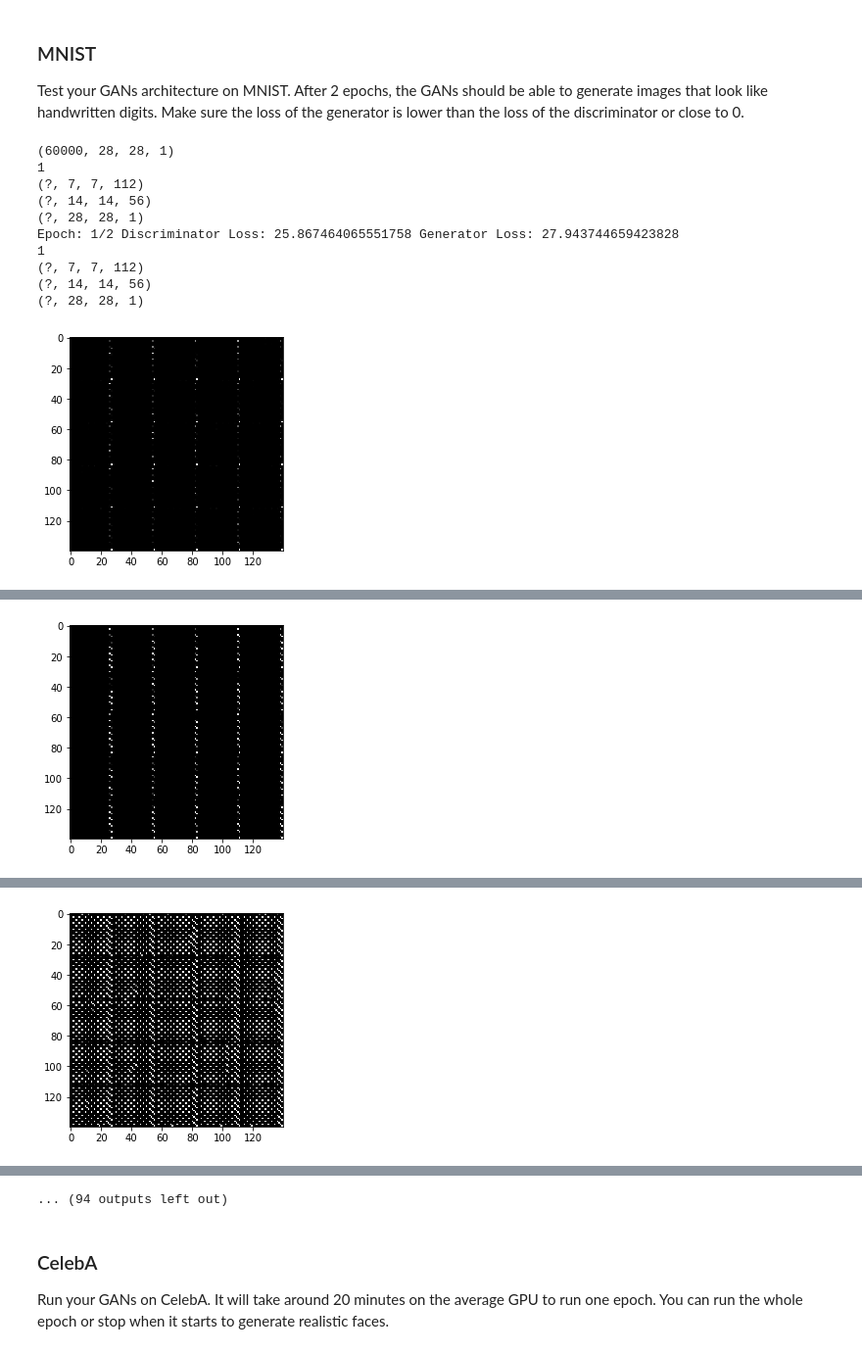
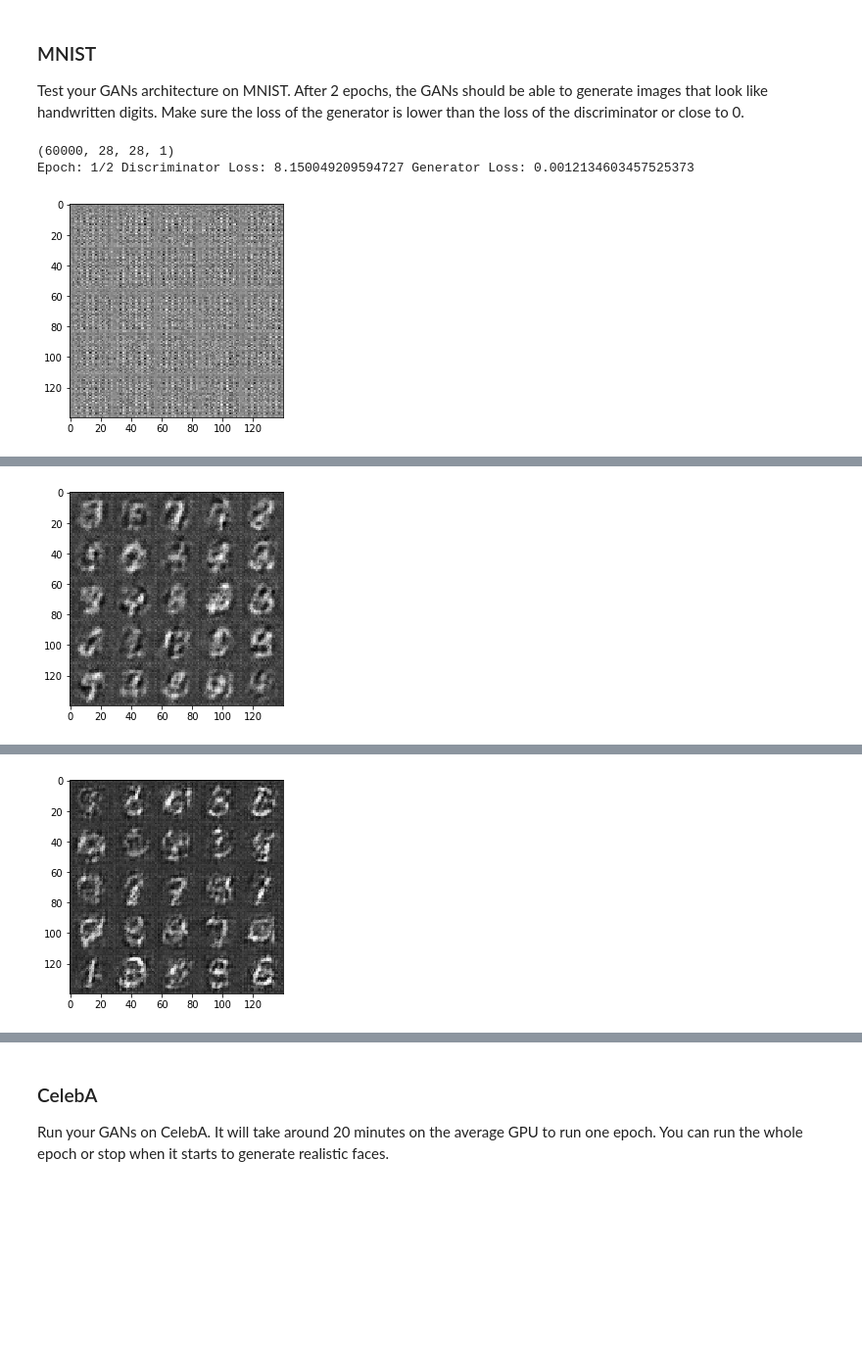
Before and after one commit to dewitt-li/deep-learning, a Jupyter notebook: face_generation/dlnd_face_generation.ipynb, the cells around one changed output, grey strips where cells are left out. Shown at 98% size. Cells and saved outputs as stored; diff of their text form; code cells hidden in the pictures; blank space fills up the shorter version.

```diff
--- a/face_generation/dlnd_face_generation.ipynb
+++ b/face_generation/dlnd_face_generation.ipynb
@@ -140,6 +140,7 @@ def discriminator(images, reuse=False):
     """
     # TODO: Implement Function
     alpha=0.2
+    keep_prob=0.7
     with tf.variable_scope('discriminator',reuse=reuse):
         images = tf.layers.conv2d(images, 64, 5, strides=2, padding='same')
         relu1 = tf.maximum(alpha * images, images)
@@ -152,7 +153,8 @@ def discriminator(images, reuse=False):
 
         x3 = tf.layers.conv2d(relu2, 256, 5, strides=2, padding='same')
         bn3 = tf.layers.batch_normalization(x3, training=True)
-        relu3 = tf.maximum(alpha * bn3, bn3)
+        dropped = tf.layers.dropout(bn3,keep_prob)
+        relu3 = tf.maximum(alpha * dropped, dropped)
         # 4x4x256
 
         # Flatten it
@@ -239,11 +234,11 @@ def model_loss(input_real, input_z, out_channel_dim):
     d_model_fake, d_logits_fake = discriminator(g_model, reuse=True)
 
     d_loss_real = tf.reduce_mean(
-        tf.nn.sigmoid_cross_entropy_with_logits(logits=d_logits_real, labels=tf.ones_like(d_model_real)))
+        tf.nn.sigmoid_cross_entropy_with_logits(logits=d_logits_real, labels=tf.ones_like(d_model_real) * 0.9))
     d_loss_fake = tf.reduce_mean(
-        tf.nn.sigmoid_cross_entropy_with_logits(logits=d_logits_fake, labels=tf.zeros_like(d_model_fake)))
+        tf.nn.sigmoid_cross_entropy_with_logits(logits=d_logits_fake, labels=tf.zeros_like(d_model_fake)* 0.9))
     g_loss = tf.reduce_mean(
-        tf.nn.sigmoid_cross_entropy_with_logits(logits=d_logits_fake, labels=tf.ones_like(d_model_fake)))
+        tf.nn.sigmoid_cross_entropy_with_logits(logits=d_logits_fake, labels=tf.ones_like(d_model_fake)* 0.9))
 
     d_loss = d_loss_real + d_loss_fake
     return d_loss, g_loss
@@ -355,15 +346,15 @@ def train(epoch_count, batch_size, z_dim, learning_rate, beta1, get_batches, dat
         sess.run(tf.global_variables_initializer())
         for epoch_i in range(epoch_count):
             for batch_images in get_batches(batch_size):
-
+                batch_images = batch_images * 2
                 batch_z = np.random.uniform(-1, 1, size=[batch_size, z_dim])
 
                 # Run optimizers
-                _ = sess.run(d_opt, feed_dict={input_real: batch_images, input_z: batch_z,lr:learning_rate})
+                _ = sess.run(d_opt, feed_dict={input_real: batch_images , input_z: batch_z,lr:learning_rate})
                 _ = sess.run(g_opt, feed_dict={input_z: batch_z,input_real: batch_images,lr:learning_rate})
 
                 losses = []
-                if count%100==0:
+                if count%20==0:
                     train_loss_d = d_loss.eval({input_real: batch_images, input_z: batch_z})
                     train_loss_g = g_loss.eval({input_z: batch_z})
 
@@ -372,36 +363,31 @@ def train(epoch_count, batch_size, z_dim, learning_rate, beta1, get_batches, dat
                           'Generator Loss: {}'.format(train_loss_g))
 
                     losses.append((train_loss_d, train_loss_g))
+                if count%200==0:
+                    show_generator_output(sess, 25, input_z, i_channels, data_image_mode)
+                count+=1
 
-                    show_generator_output(sess, 25, input_z, i_channels, data_image_mode)
+        show_generator_output(sess, 25, input_z, i_channels, data_image_mode)
 # %% [markdown]
 ### MNIST
 Test your GANs architecture on MNIST.  After 2 epochs, the GANs should be able to generate images that look like handwritten digits.  Make sure the loss of the generator is lower than the loss of the discriminator or close to 0.
 # %%
-batch_size = 128
+batch_size = 32
 z_dim = 100
-learning_rate = 0.1
+learning_rate = 0.0003
 beta1 = 0.5
 
 
 """
 DON'T MODIFY ANYTHING IN THIS CELL THAT IS BELOW THIS LINE
 """
 epochs = 2
 
 mnist_dataset = helper.Dataset('mnist', glob(os.path.join(data_dir, 'mnist/*.jpg')))
 with tf.Graph().as_default():
     train(epochs, batch_size, z_dim, learning_rate, beta1, mnist_dataset.get_batches,
           mnist_dataset.shape, mnist_dataset.image_mode)
 # %% [output]
 (60000, 28, 28, 1)
-1
-(?, 7, 7, 112)
-(?, 14, 14, 56)
-(?, 28, 28, 1)
-Epoch: 1/2 Discriminator Loss: 25.867464065551758 Generator Loss: 27.943744659423828
-1
-(?, 7, 7, 112)
-(?, 14, 14, 56)
-(?, 28, 28, 1)
+Epoch: 1/2 Discriminator Loss: 8.150049209594727 Generator Loss: 0.0012134603457525373
-[figure, old version]
+[figure, new version]
@@ -413 +404 @@ Epoch: 1/2 Discriminator Loss: 96.99491882324219 Generator Loss: 0.0
-[figure, old version]
+[figure, new version]
@@ -419 +415 @@ Epoch: 1/2 Discriminator Loss: 14.460463523864746 Generator Loss: 210.6858520507
-[figure, old version]
+[figure, new version]
@@ -438,4 +445,3 @@ Epoch: 1/2 Discriminator Loss: 20.672592163085938 Generator Loss: 42.06033325195
-... (94 outputs left out)
 # %% [markdown]
 ### CelebA
 Run your GANs on CelebA.  It will take around 20 minutes on the average GPU to run one epoch.  You can run the whole epoch or stop when it starts to generate realistic faces.
```
Also changed, not shown: parts of 6 cells of this notebook.
